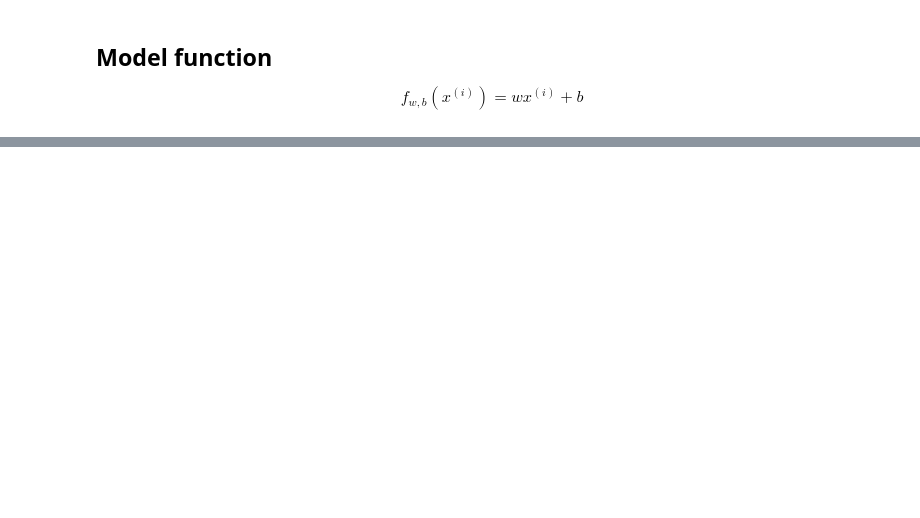
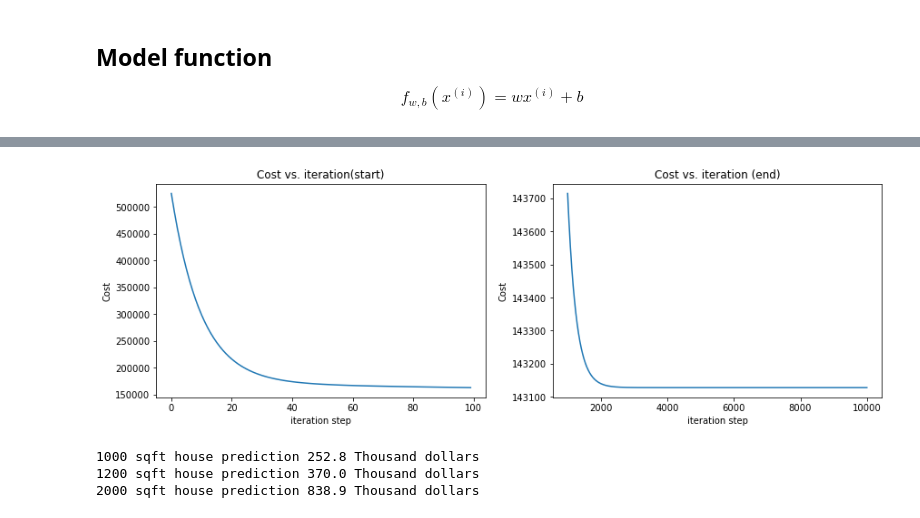
Before and after one commit to Josiel1998/machine-learning, a Jupyter notebook: JupyterNotebooks/Linear Regression - Real Estate.ipynb, the cells around one changed output, grey strips where cells are left out. Cells and saved outputs as stored; diff of their text form; code cells hidden in the pictures; blank space fills up the shorter version.

```diff
--- a/JupyterNotebooks/Linear Regression - Real Estate.ipynb
+++ b/JupyterNotebooks/Linear Regression - Real Estate.ipynb
@@ -86,0 +102,25 @@ where
+# %%
+def compute_cost(x, y, w, b):
+    """
+    Computes the cost function for linear regression.
+
+    Args:
+      x (ndarray (m,)): Data, m examples
+      y (ndarray (m,)): target values
+      w,b (scalar)    : model parameters
+
+    Returns
+        total_cost (float): The cost of using w,b as the parameters for linear regression
+               to fit the data points in x and y
+    """
+    # number of training examples
+    m = x.shape[0]
+
+    cost_sum = 0
+    for i in range(m):
+        f_wb = w * x[i] + b
+        cost = (f_wb - y[i]) ** 2
+        cost_sum = cost_sum + cost
+    total_cost = (1 / (2 * m)) * cost_sum
+
+    return total_cost
@@ -86,0 +298,20 @@ where
+# %%
+# plot cost versus iteration
+fig, (ax1, ax2) = plt.subplots(1, 2, constrained_layout=True, figsize=(12,4))
+ax1.plot(J_hist[:100])
+ax2.plot(1000 + np.arange(len(J_hist[1000:])), J_hist[1000:])
+ax1.set_title("Cost vs. iteration(start)");  ax2.set_title("Cost vs. iteration (end)")
+ax1.set_ylabel('Cost')            ;  ax2.set_ylabel('Cost')
+ax1.set_xlabel('iteration step')  ;  ax2.set_xlabel('iteration step')
+plt.show()
+# %% [output]
+[figure, added]
+# %%
+# predictions
+print(f"1000 sqft house prediction {w_final*1.0 + b_final:0.1f} Thousand dollars")
+print(f"1200 sqft house prediction {w_final*1.2 + b_final:0.1f} Thousand dollars")
+print(f"2000 sqft house prediction {w_final*2.0 + b_final:0.1f} Thousand dollars")
+# %% [output]
+1000 sqft house prediction 252.8 Thousand dollars
+1200 sqft house prediction 370.0 Thousand dollars
+2000 sqft house prediction 838.9 Thousand dollars
```
Also changed, not shown: parts of 17 cells of this notebook.
